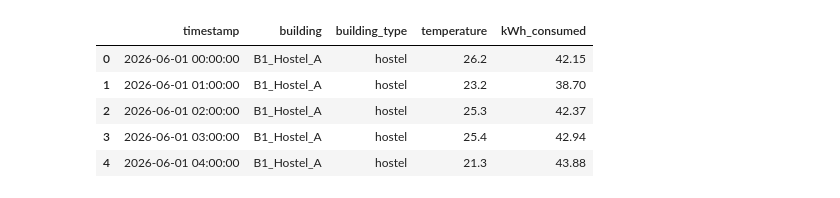
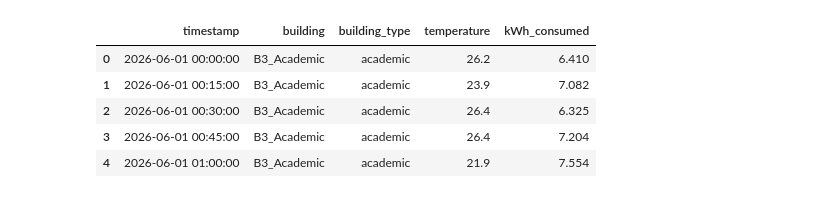
Before and after one commit to AkshatAgrawal946/tanacious, a Jupyter notebook: notebooks/01_baseline_eda.ipynb, the cells around one changed output. Cells and saved outputs as stored; diff of their text form; code cells hidden in the pictures.

```diff
--- a/notebooks/01_baseline_eda.ipynb
+++ b/notebooks/01_baseline_eda.ipynb
@@ -6,14 +1,14 @@ Run `python src/generate_data.py` first if `data/raw/` is empty.
 # %%
 import pandas as pd
 import matplotlib.pyplot as plt
 
-df = pd.read_csv("../data/raw/hourly_consumption.csv", parse_dates=["timestamp"])
-monthly = pd.read_csv("../data/raw/monthly_totals.csv")
-df.head()
+interval = pd.read_csv("../data/raw/interval_15min.csv", parse_dates=["timestamp"])  # academic + lab
+monthly = pd.read_csv("../data/raw/monthly_totals.csv")                              # all buildings
+interval.head()
 # %% [output]
 |  | timestamp | building | building_type | temperature | kWh_consumed |
-| 0 | 2026-06-01 00:00:00 | B1_Hostel_A | hostel | 26.2 | 42.15 |
-| 1 | 2026-06-01 01:00:00 | B1_Hostel_A | hostel | 23.2 | 38.70 |
-| 2 | 2026-06-01 02:00:00 | B1_Hostel_A | hostel | 25.3 | 42.37 |
-| 3 | 2026-06-01 03:00:00 | B1_Hostel_A | hostel | 25.4 | 42.94 |
-| 4 | 2026-06-01 04:00:00 | B1_Hostel_A | hostel | 21.3 | 43.88 |
+| 0 | 2026-06-01 00:00:00 | B3_Academic | academic | 26.2 | 6.410 |
+| 1 | 2026-06-01 00:15:00 | B3_Academic | academic | 23.9 | 7.082 |
+| 2 | 2026-06-01 00:30:00 | B3_Academic | academic | 26.4 | 6.325 |
+| 3 | 2026-06-01 00:45:00 | B3_Academic | academic | 26.4 | 7.204 |
+| 4 | 2026-06-01 01:00:00 | B3_Academic | academic | 21.9 | 7.554 |
```
Also changed, not shown: parts of 8 cells of this notebook, 6 other files.
